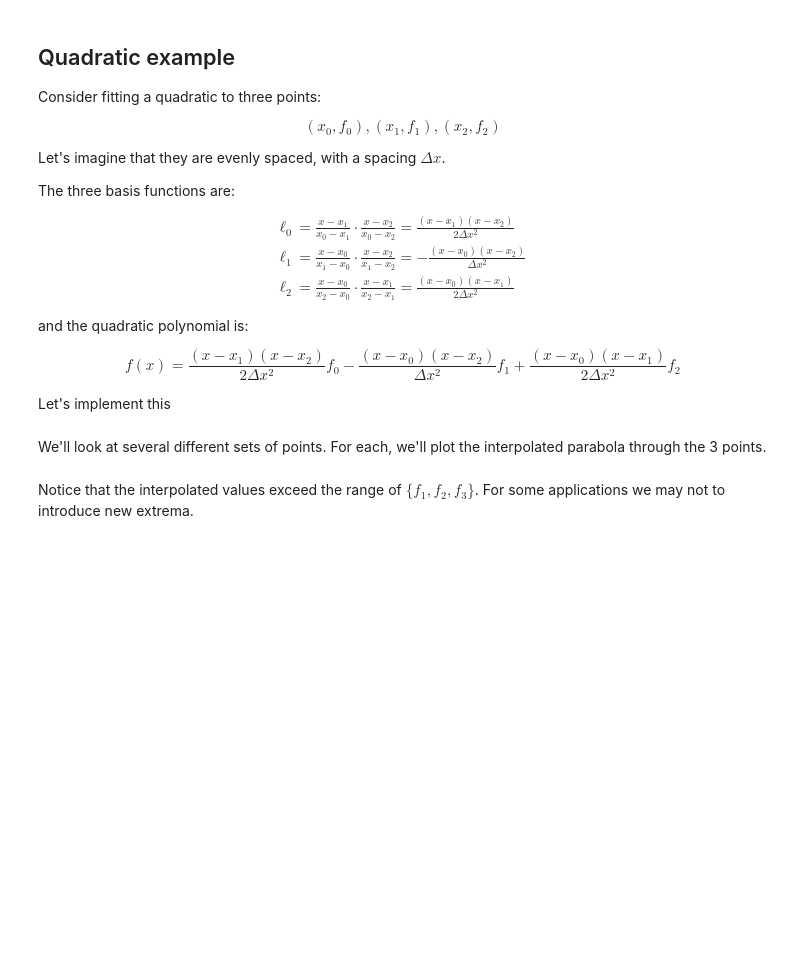
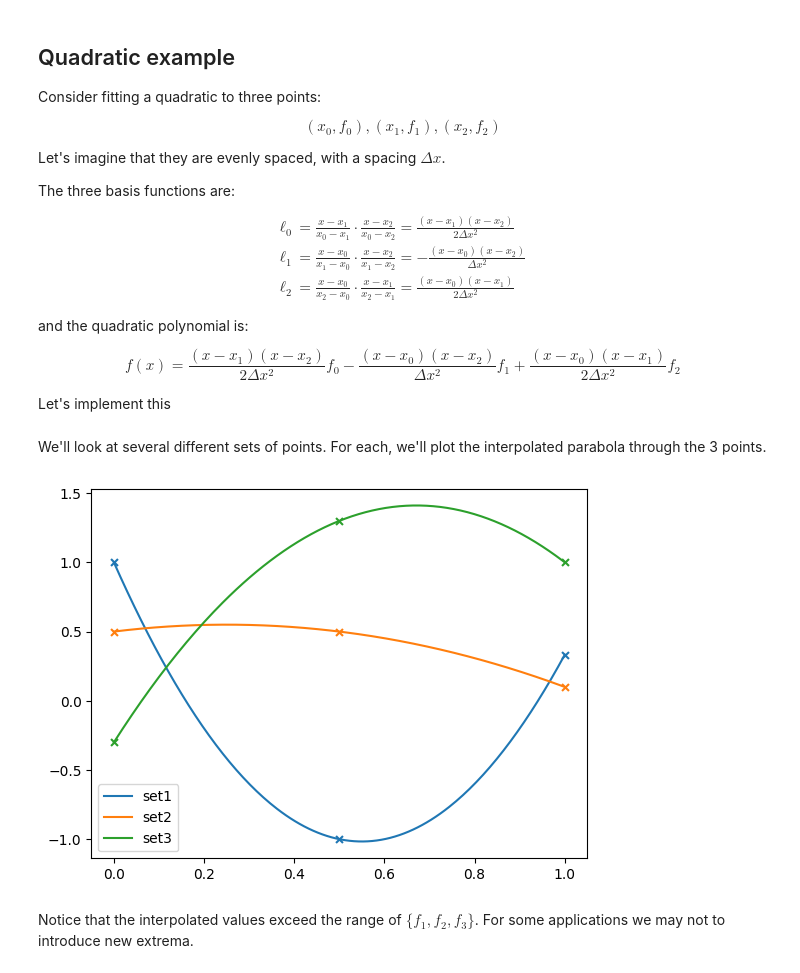
Before and after one commit to PsuAstro410/psuastro410.github.io, a Jupyter notebook: lectures/lec15.ipynb, the cells around one changed output. Saved outputs shown, nothing was run; the diff lists cells and outputs as text; code cells hidden in the pictures; blank space fills up the shorter version.

```diff
--- a/lectures/lec15.ipynb
+++ b/lectures/lec15.ipynb
@@ -199,20 +199,22 @@ We'll look at several different sets of points.  For each, we'll plot the interp
 # %%
 fig, ax = plt.subplots()
 
 # grid points where our data is
 x = np.array([0.0, 0.5, 1.0])
 
-f1 = np.array([1.0, -1.0, 1.0/3.0])
-f2 = np.array([0.5, 0.5, 0.1])
-f3 = np.array([-0.3, 1.3, 1.0])
+set1 = np.array([1.0, -1.0, 1.0/3.0])
+set2 = np.array([0.5, 0.5, 0.1])
+set3 = np.array([-0.3, 1.3, 1.0])
 
 xfine = np.linspace(0.0, 1.0, 200)
 
-for i,farray in enumerate((f1, f2, f3)):
+for i,farray in enumerate((set1, set2, set3)):
     ax.scatter(x, farray, marker="x", s=25)
-    ax.plot(xfine, f_lagrange(xfine, x, farray), label=f"f{i+1}")
+    ax.plot(xfine, f_lagrange(xfine, x, farray), label=f"set{i+1}")
 ax.legend()
 plt.show()
+# %% [output]
+[figure, added]
 # %% [markdown]
 Notice that the interpolated values exceed the range of $\{f_1, f_2, f_3\}$.  For some applications we may not to introduce new extrema.
 # %% [markdown]
```
